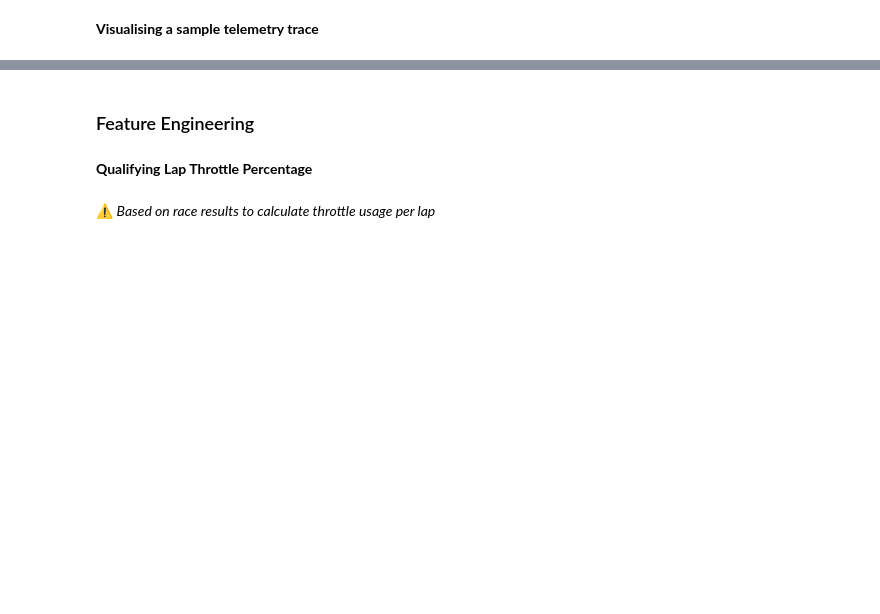
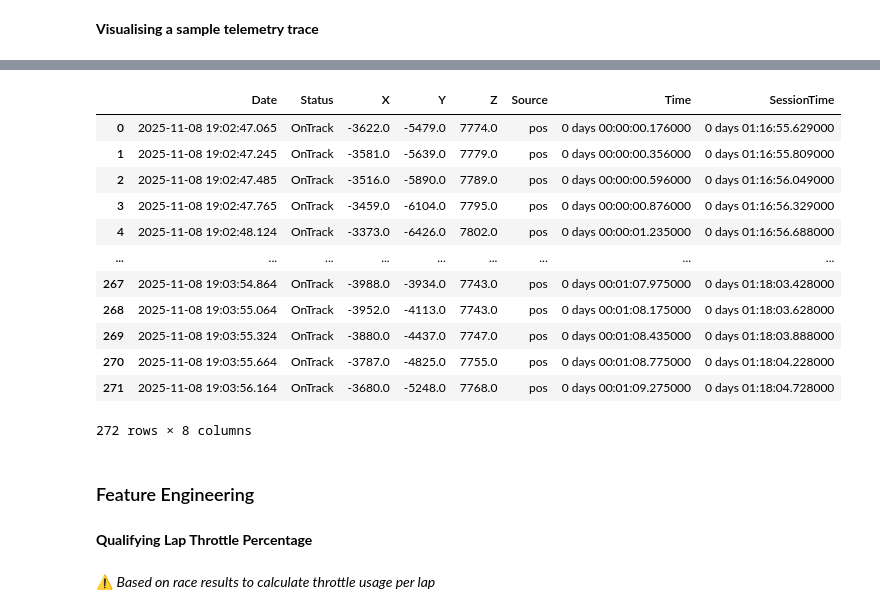
Before and after one commit to anilhimam17/Racing-all-Along, a Jupyter notebook: F1/notebooks/race_debriefs_2025/brazil_2025.ipynb, the cells around one changed output, grey strips where cells are left out. Cells and saved outputs as stored; diff of their text form; code cells hidden in the pictures; blank space fills up the shorter version.

```diff
--- a/F1/notebooks/race_debriefs_2025/brazil_2025.ipynb
+++ b/F1/notebooks/race_debriefs_2025/brazil_2025.ipynb
@@ -290,3 +351,19 @@ plot_handle.plot_driver_telemetry_traces(
+# %%
+pos_data
+# %% [output]
+|  | Date | Status | X | Y | Z | Source | Time | SessionTime |
+| 0 | 2025-11-08 19:02:47.065 | OnTrack | -3622.0 | -5479.0 | 7774.0 | pos | 0 days 00:00:00.176000 | 0 days 01:16:55.629000 |
+| 1 | 2025-11-08 19:02:47.245 | OnTrack | -3581.0 | -5639.0 | 7779.0 | pos | 0 days 00:00:00.356000 | 0 days 01:16:55.809000 |
+| 2 | 2025-11-08 19:02:47.485 | OnTrack | -3516.0 | -5890.0 | 7789.0 | pos | 0 days 00:00:00.596000 | 0 days 01:16:56.049000 |
+| 3 | 2025-11-08 19:02:47.765 | OnTrack | -3459.0 | -6104.0 | 7795.0 | pos | 0 days 00:00:00.876000 | 0 days 01:16:56.329000 |
+| 4 | 2025-11-08 19:02:48.124 | OnTrack | -3373.0 | -6426.0 | 7802.0 | pos | 0 days 00:00:01.235000 | 0 days 01:16:56.688000 |
+| ... | ... | ... | ... | ... | ... | ... | ... | ... |
+| 267 | 2025-11-08 19:03:54.864 | OnTrack | -3988.0 | -3934.0 | 7743.0 | pos | 0 days 00:01:07.975000 | 0 days 01:18:03.428000 |
+| 268 | 2025-11-08 19:03:55.064 | OnTrack | -3952.0 | -4113.0 | 7743.0 | pos | 0 days 00:01:08.175000 | 0 days 01:18:03.628000 |
+| 269 | 2025-11-08 19:03:55.324 | OnTrack | -3880.0 | -4437.0 | 7747.0 | pos | 0 days 00:01:08.435000 | 0 days 01:18:03.888000 |
+| 270 | 2025-11-08 19:03:55.664 | OnTrack | -3787.0 | -4825.0 | 7755.0 | pos | 0 days 00:01:08.775000 | 0 days 01:18:04.228000 |
+| 271 | 2025-11-08 19:03:56.164 | OnTrack | -3680.0 | -5248.0 | 7768.0 | pos | 0 days 00:01:09.275000 | 0 days 01:18:04.728000 |
+272 rows × 8 columns
 # %% [markdown]
 ### Feature Engineering
 # %% [markdown]
```
Also changed, not shown: parts of 6 cells of this notebook.
